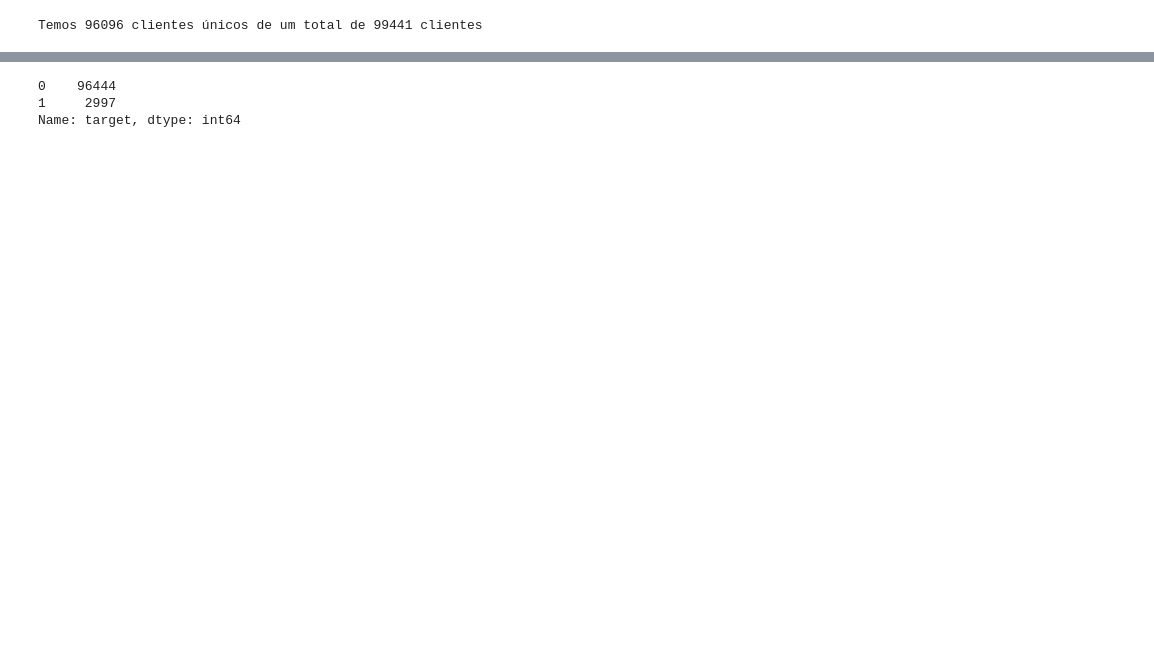
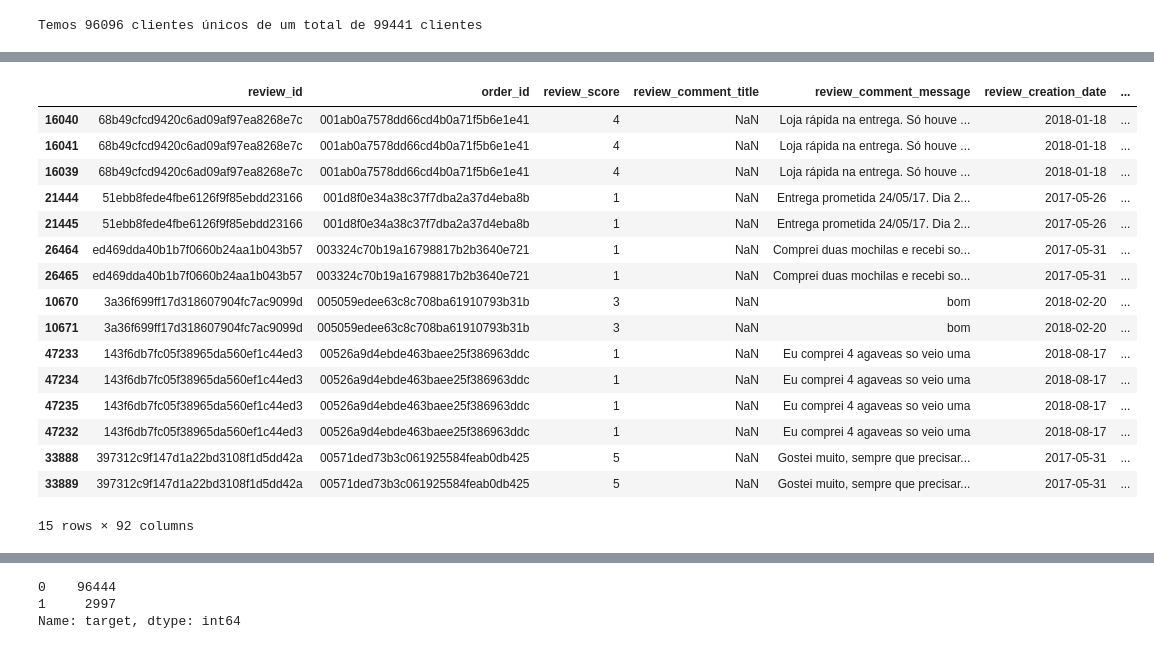
Before and after one commit to guitsuo/NLPStudies, a Jupyter notebook: word_embeddings/TreinandoNLPCasoReal.ipynb, the cells around one changed output, grey strips where cells are left out. Drawn from its saved outputs; the diff is of its cells as text; code cells hidden in the pictures; blank space fills up the shorter version.

```diff
--- a/word_embeddings/TreinandoNLPCasoReal.ipynb
+++ b/word_embeddings/TreinandoNLPCasoReal.ipynb
@@ -46,0 +226,20 @@ df_target['target'] = np.where(df_target['ordens_por_cliente'] == 2, 1, 0)
+# %%
+df.groupby("order_id").filter(lambda x: len(x) > 1).sort_values(by = 'order_id').head(15)
+# %% [output]
+|  | review_id | order_id | review_score | review_comment_title | review_comment_message | review_creation_date | ... |
+| 16040 | 68b49cfcd9420c6ad09af97ea8268e7c | 001ab0a7578dd66cd4b0a71f5b6e1e41 | 4 | NaN | Loja rápida na entrega. Só houve ... | 2018-01-18 | ... |
+| 16041 | 68b49cfcd9420c6ad09af97ea8268e7c | 001ab0a7578dd66cd4b0a71f5b6e1e41 | 4 | NaN | Loja rápida na entrega. Só houve ... | 2018-01-18 | ... |
+| 16039 | 68b49cfcd9420c6ad09af97ea8268e7c | 001ab0a7578dd66cd4b0a71f5b6e1e41 | 4 | NaN | Loja rápida na entrega. Só houve ... | 2018-01-18 | ... |
+| 21444 | 51ebb8fede4fbe6126f9f85ebdd23166 | 001d8f0e34a38c37f7dba2a37d4eba8b | 1 | NaN | Entrega prometida 24/05/17. Dia 2... | 2017-05-26 | ... |
+| 21445 | 51ebb8fede4fbe6126f9f85ebdd23166 | 001d8f0e34a38c37f7dba2a37d4eba8b | 1 | NaN | Entrega prometida 24/05/17. Dia 2... | 2017-05-26 | ... |
+| 26464 | ed469dda40b1b7f0660b24aa1b043b57 | 003324c70b19a16798817b2b3640e721 | 1 | NaN | Comprei duas mochilas e recebi so... | 2017-05-31 | ... |
+| 26465 | ed469dda40b1b7f0660b24aa1b043b57 | 003324c70b19a16798817b2b3640e721 | 1 | NaN | Comprei duas mochilas e recebi so... | 2017-05-31 | ... |
+| 10670 | 3a36f699ff17d318607904fc7ac9099d | 005059edee63c8c708ba61910793b31b | 3 | NaN | bom | 2018-02-20 | ... |
+| 10671 | 3a36f699ff17d318607904fc7ac9099d | 005059edee63c8c708ba61910793b31b | 3 | NaN | bom | 2018-02-20 | ... |
+| 47233 | 143f6db7fc05f38965da560ef1c44ed3 | 00526a9d4ebde463baee25f386963ddc | 1 | NaN | Eu comprei 4 agaveas so veio uma | 2018-08-17 | ... |
+| 47234 | 143f6db7fc05f38965da560ef1c44ed3 | 00526a9d4ebde463baee25f386963ddc | 1 | NaN | Eu comprei 4 agaveas so veio uma | 2018-08-17 | ... |
+| 47235 | 143f6db7fc05f38965da560ef1c44ed3 | 00526a9d4ebde463baee25f386963ddc | 1 | NaN | Eu comprei 4 agaveas so veio uma | 2018-08-17 | ... |
+| 47232 | 143f6db7fc05f38965da560ef1c44ed3 | 00526a9d4ebde463baee25f386963ddc | 1 | NaN | Eu comprei 4 agaveas so veio uma | 2018-08-17 | ... |
+| 33888 | 397312c9f147d1a22bd3108f1d5dd42a | 00571ded73b3c061925584feab0db425 | 5 | NaN | Gostei muito, sempre que precisar... | 2017-05-31 | ... |
+| 33889 | 397312c9f147d1a22bd3108f1d5dd42a | 00571ded73b3c061925584feab0db425 | 5 | NaN | Gostei muito, sempre que precisar... | 2017-05-31 | ... |
+15 rows × 92 columns
```
Also changed, not shown: parts of 30 cells of this notebook.
